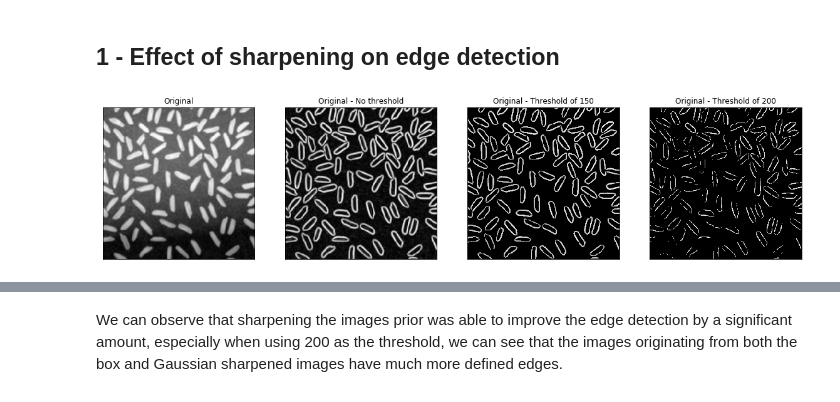
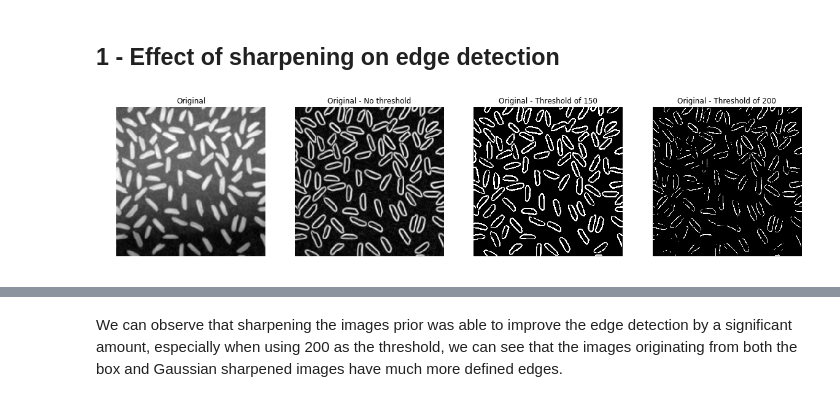
Before and after one commit to alexH2456/ECSE415, a Jupyter notebook: src/a1/sobel_edge.ipynb, the cells around one changed output, grey strips where cells are left out. Cells and saved outputs as stored; diff of their text form; code cells hidden in the pictures.

```diff
--- a/src/a1/sobel_edge.ipynb
+++ b/src/a1/sobel_edge.ipynb
@@ -23,22 +23,22 @@ img_edges_y = cv2.Sobel(img_gray, cv2.CV_32F, 0, 1, ksize=3)
 img_edges = cv2.magnitude(img_edges_x, img_edges_y)
 
 # Apply threshold to resulting image
-_, img_thresh150 = cv2.threshold(img_edges, 150, 150, cv2.THRESH_TOZERO)
-_, img_thresh200 = cv2.threshold(img_edges, 200, 200, cv2.THRESH_TOZERO)
+_, img_thresh150 = cv2.threshold(img_edges, 150, 255, cv2.THRESH_BINARY)
+_, img_thresh200 = cv2.threshold(img_edges, 200, 255, cv2.THRESH_BINARY)
 # %%
 # Display images
 plt.figure(figsize=(20, 20))
 plt.subplot(141), plt.imshow(img_gray, cmap="gray")
-plt.title('Original'), plt.xticks([]), plt.yticks([])
+plt.title('Original'), plt.axis('off')
 plt.subplot(142), plt.imshow(img_edges, cmap="gray")
-plt.title('Original - No threshold'), plt.xticks([]), plt.yticks([])
+plt.title('Original - No threshold'), plt.axis('off')
 plt.subplot(143), plt.imshow(img_thresh150, cmap="gray")
-plt.title('Original - Threshold of 150'), plt.xticks([]), plt.yticks([])
+plt.title('Original - Threshold of 150'), plt.axis('off')
 plt.subplot(144), plt.imshow(img_thresh200, cmap="gray")
-plt.title('Original - Threshold of 200'), plt.xticks([]), plt.yticks([])
+plt.title('Original - Threshold of 200'), plt.axis('off')
 plt.show()
 # %% [output]
-[figure, old version]
+[figure, new version]
 # %%
 # Compute sharpened images
 box_img = cv2.boxFilter(img, -1, (5,5))
```
Also changed, not shown: parts of 7 cells of this notebook, 2 other files.
